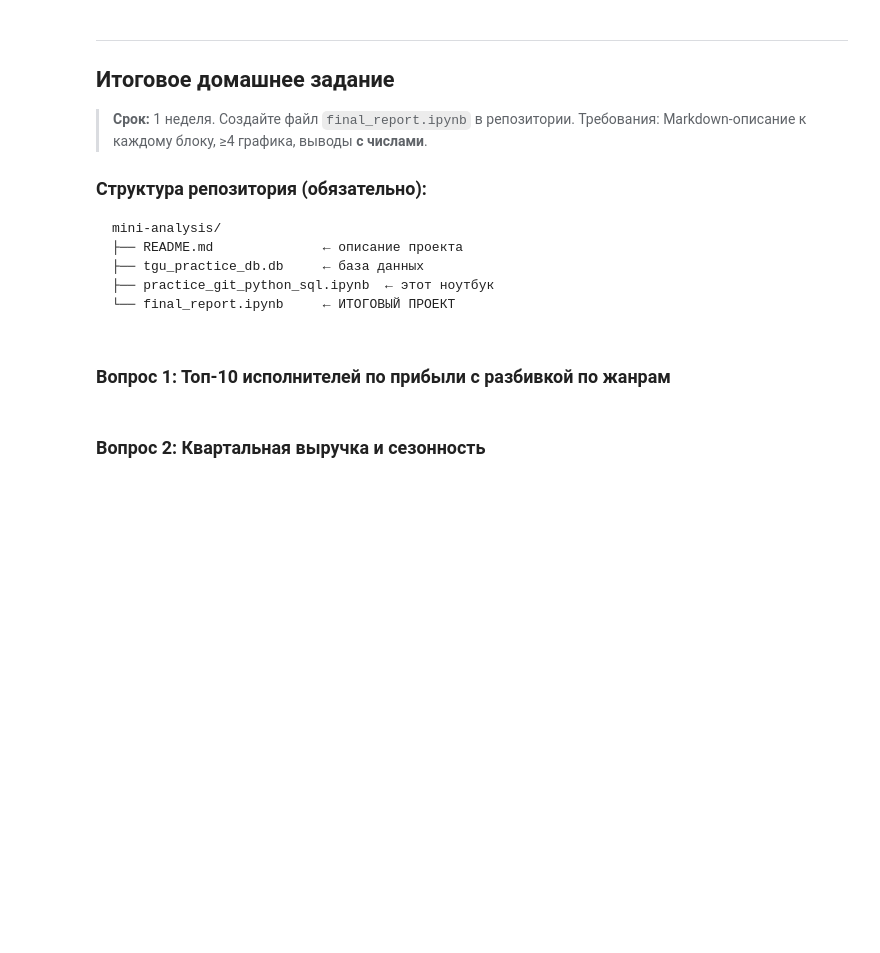
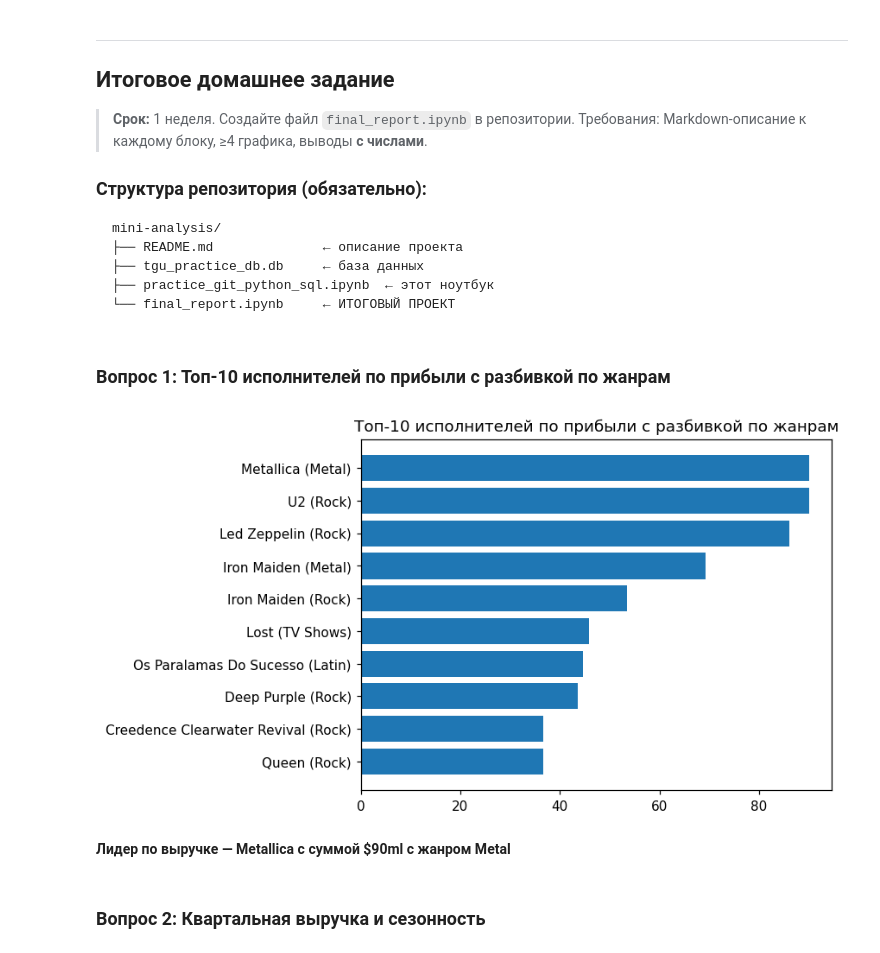
Before and after one commit to DarkAPT/TSU-Practice-1-2, a Jupyter notebook: 1st_practice/practice_git_python_sql.ipynb, the cells around one changed output. Drawn from its saved outputs; the diff is of its cells as text; code cells hidden in the pictures; blank space fills up the shorter version.

```diff
--- a/1st_practice/practice_git_python_sql.ipynb
+++ b/1st_practice/practice_git_python_sql.ipynb
@@ -1322,21 +1322,26 @@ mini-analysis/
 # %% [markdown]
 ### Вопрос 1: Топ-10 исполнителей по прибыли с разбивкой по жанрам
 # %%
-# ИТОГ Q1: Топ-10 исполнителей по выручке
-# Таблицы: Artist → Album → Track → InvoiceLine
-# Бонус: добавьте жанр (Genre) к каждому исполнителю (MOST POPULAR genre)
-# Визуализация: горизонтальный bar chart
+new_top10 = sql("""
+    SELECT SUM(il.UnitPrice * il.Quantity) as total,COUNT(tr.TrackId), ar.Name as Name, g.Name as Genre
+    FROM Artist ar
+    JOIN Album al ON al.ArtistId = ar.ArtistId
+    JOIN Track tr ON tr.AlbumId = al.AlbumId
+    JOIN InvoiceLine il ON il.TrackId = tr.TrackId
+    JOIN Genre g ON g.GenreId == tr.GenreId
+    GROUP BY ar.Name,tr.GenreId
+    ORDER BY total DESC
+    LIMIT 10
+    """)
 
-# TODO: SQL
-
-
-
-# TODO: matplotlib
-
-
-
-# TODO: Markdown-вывод — напишите ниже ячейку Markdown:
-# «Лидер по выручке — ??? с суммой $??? ...»
+labels = new_top10['Name'] + " (" + new_top10['Genre'] + ")"
+plt.barh(labels[::-1],new_top10['total'][::-1])
+plt.title("Топ-10 исполнителей по прибыли с разбивкой по жанрам")
+plt.show()
+# %% [output]
+[figure, added]
+# %% [markdown]
+**Лидер по выручке — Metallica с суммой $90ml с жанром Metal**
 # %% [markdown]
 ### Вопрос 2: Квартальная выручка и сезонность
 # %%
```
Also changed, not shown: parts of 9 cells of this notebook, 2 other files.
